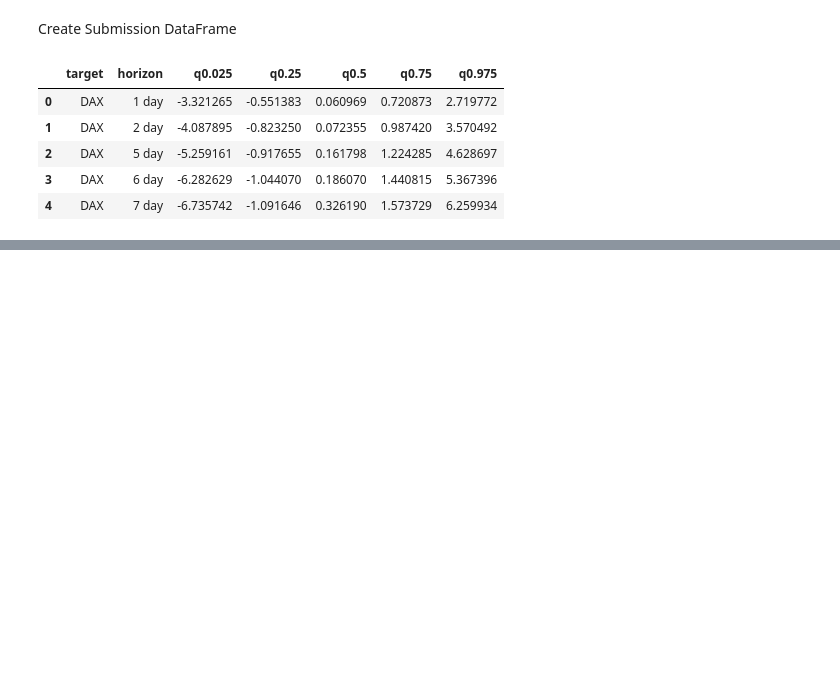
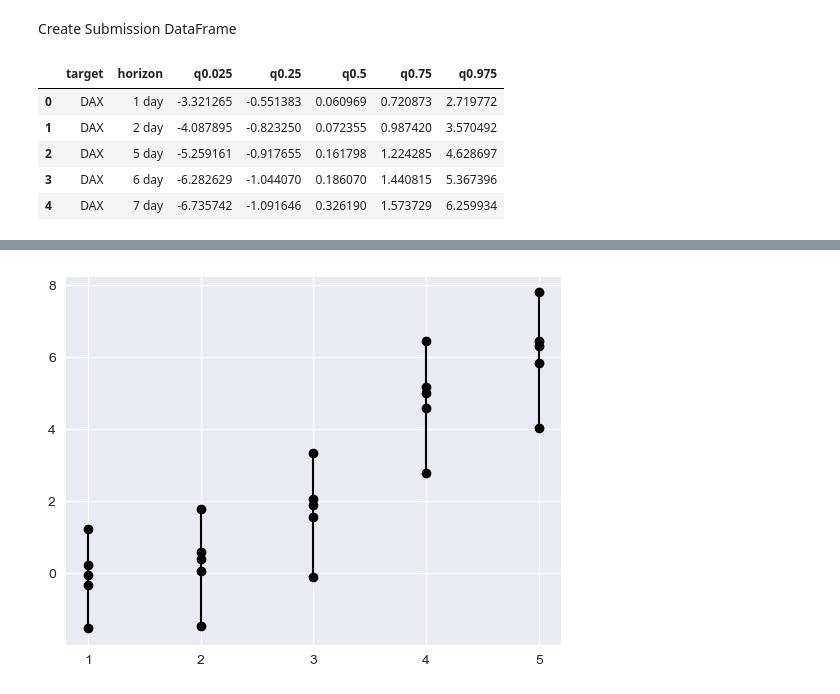
Before and after one commit to Stephantmp/probabilistic-forecasting-challenge, a Jupyter notebook: notebooks/DAX_Baseline.ipynb, the cells around one changed output, grey strips where cells are left out. Drawn from its saved outputs; the diff is of its cells as text; code cells hidden in the pictures; blank space fills up the shorter version.

```diff
--- a/notebooks/DAX_Baseline.ipynb
+++ b/notebooks/DAX_Baseline.ipynb
@@ -79,0 +81,4 @@ AttributeError: module 'models.DAX.DAX_baseline' has no attribute 'Dax_baseline'
+# %%
+df=DAX_quantile_regression.DAX_quantile_regression(hist)
+# %% [output]
+[figure, added]
```
Also changed, not shown: parts of 5 cells of this notebook, 3 other files.
